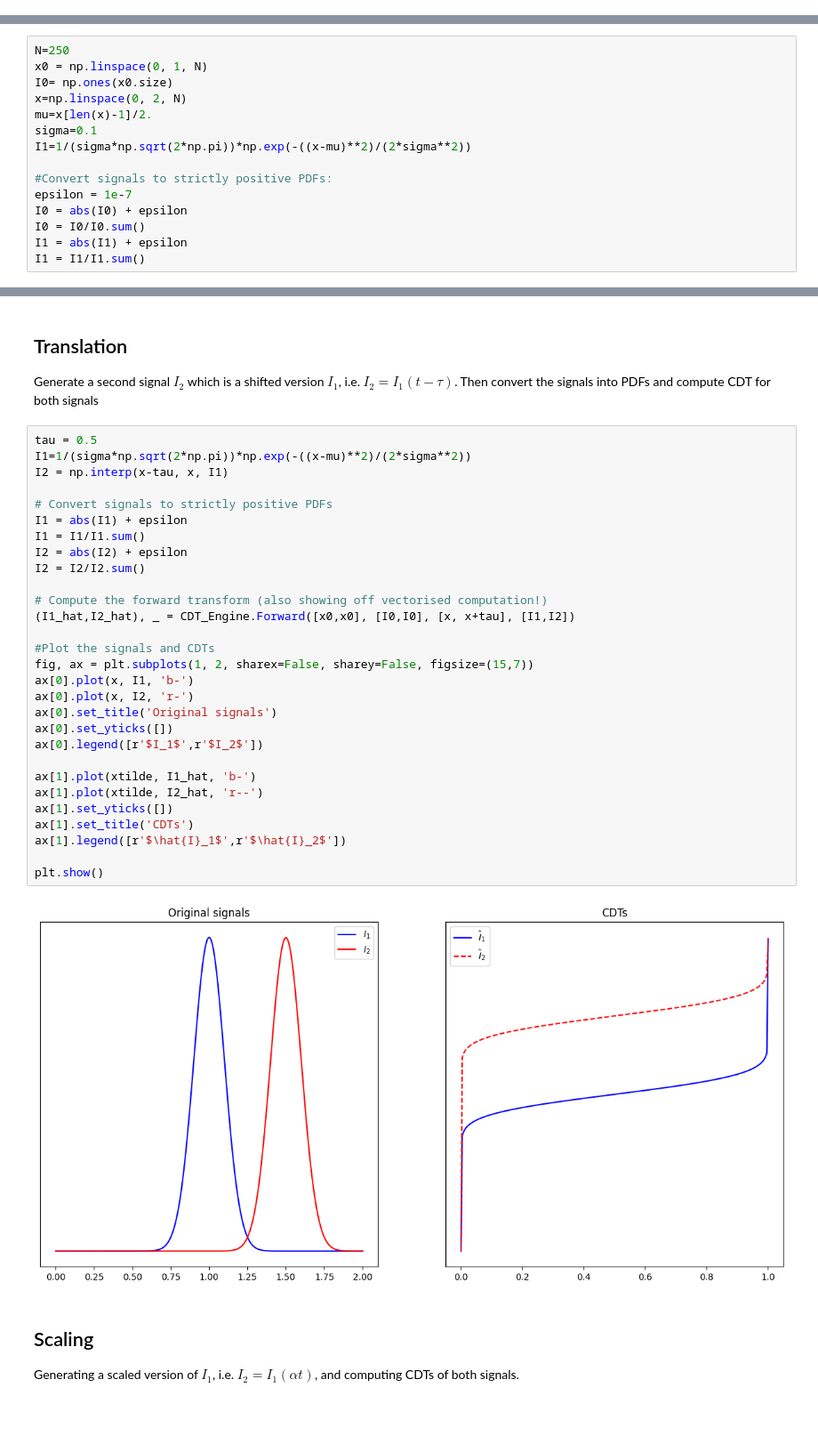
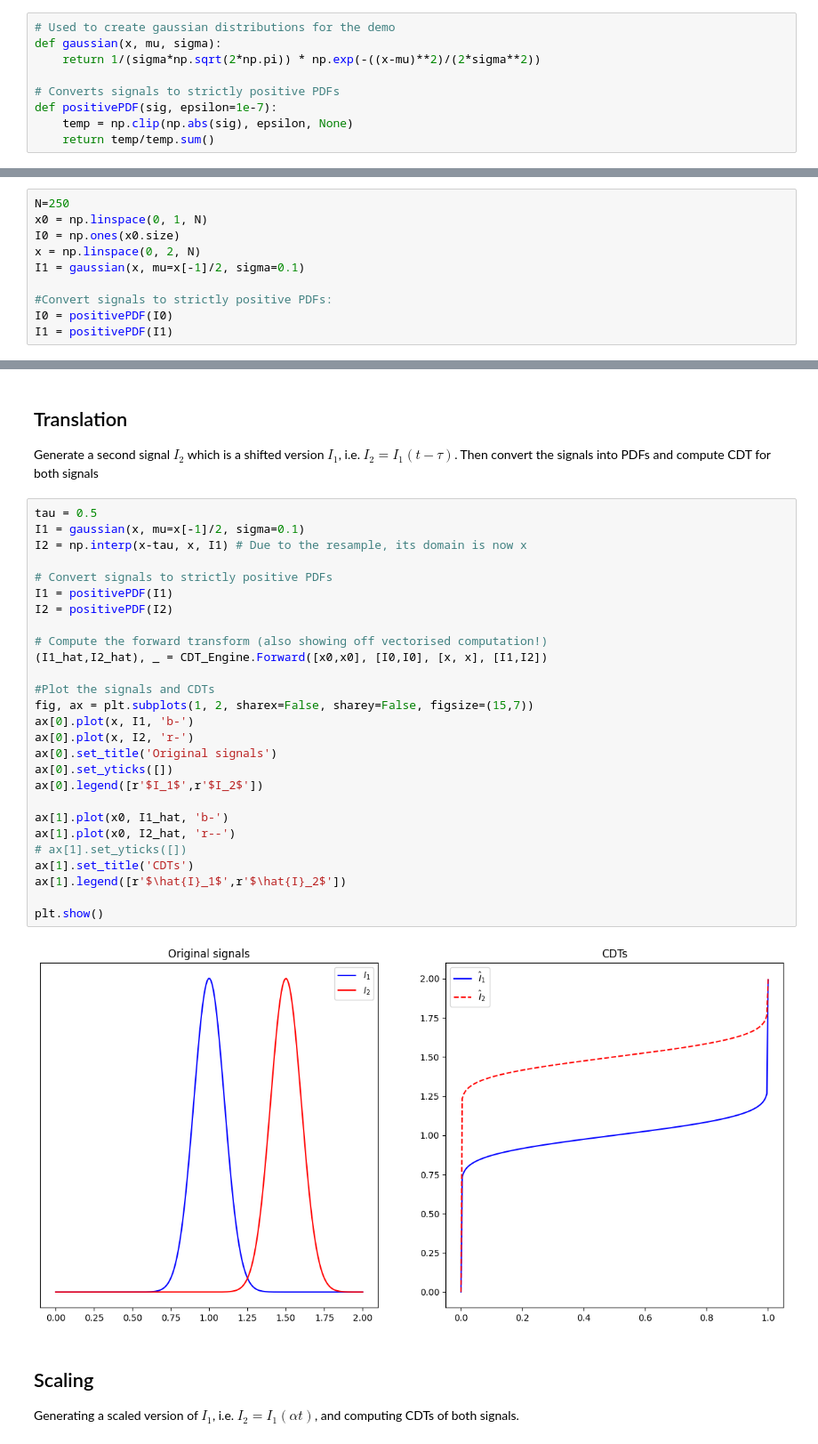
Before and after one commit to Zxynine/PyTransKit, a Jupyter notebook: tutorials/01_tutorial_cdt.ipynb, the cells around one changed output, grey strips where cells are left out. Shown at 89% size. Cells and saved outputs as stored; diff of their text form; blank space fills up the shorter version.

```diff
--- a/tutorials/01_tutorial_cdt.ipynb
+++ b/tutorials/01_tutorial_cdt.ipynb
@@ -95,0 +97,9 @@ from pytranskit.optrans.continuous.transforms import set_pipeline_hardware
+# %%
+# Used to create gaussian distributions for the demo
+def gaussian(x, mu, sigma):
+    return 1/(sigma*np.sqrt(2*np.pi)) * np.exp(-((x-mu)**2)/(2*sigma**2))
+
+# Converts signals to strictly positive PDFs
+def positivePDF(sig, epsilon=1e-7):
+    temp = np.clip(np.abs(sig), epsilon, None)
+    return temp/temp.sum()
@@ -98,16 +110,11 @@ Create reference $I_0$ (uniform distribution) and a demo signal $I_1$
 # %%
 N=250
 x0 = np.linspace(0, 1, N)
-I0= np.ones(x0.size)
-x=np.linspace(0, 2, N)
-mu=x[len(x)-1]/2.
-sigma=0.1
-I1=1/(sigma*np.sqrt(2*np.pi))*np.exp(-((x-mu)**2)/(2*sigma**2))
+I0 = np.ones(x0.size)
+x = np.linspace(0, 2, N)
+I1 = gaussian(x, mu=x[-1]/2, sigma=0.1)
 
 #Convert signals to strictly positive PDFs:
-epsilon = 1e-7
-I0 = abs(I0) + epsilon
-I0 = I0/I0.sum()
-I1 = abs(I1) + epsilon
-I1 = I1/I1.sum()
+I0 = positivePDF(I0)
+I1 = positivePDF(I1)
 # %% [markdown]
@@ -155,35 +161,33 @@ plt.show()
 Generate a second signal $I_2$ which is a shifted version $I_1$, i.e. $I_2 = I_1(t-\tau)$. Then convert the signals into PDFs and compute CDT for both signals
 # %%
 tau = 0.5
-I1=1/(sigma*np.sqrt(2*np.pi))*np.exp(-((x-mu)**2)/(2*sigma**2))
-I2 = np.interp(x-tau, x, I1)
+I1 = gaussian(x, mu=x[-1]/2, sigma=0.1)
+I2 = np.interp(x-tau, x, I1) # Due to the resample, its domain is now x
 
 # Convert signals to strictly positive PDFs
-I1 = abs(I1) + epsilon
-I1 = I1/I1.sum()
-I2 = abs(I2) + epsilon
-I2 = I2/I2.sum()
+I1 = positivePDF(I1)
+I2 = positivePDF(I2)
 
 # Compute the forward transform (also showing off vectorised computation!)
-(I1_hat,I2_hat), _ = CDT_Engine.Forward([x0,x0], [I0,I0], [x, x+tau], [I1,I2])
+(I1_hat,I2_hat), _ = CDT_Engine.Forward([x0,x0], [I0,I0], [x, x], [I1,I2])
 
 #Plot the signals and CDTs
 fig, ax = plt.subplots(1, 2, sharex=False, sharey=False, figsize=(15,7))
 ax[0].plot(x, I1, 'b-')
 ax[0].plot(x, I2, 'r-')
 ax[0].set_title('Original signals')
 ax[0].set_yticks([])
 ax[0].legend([r'$I_1$',r'$I_2$'])
 
-ax[1].plot(xtilde, I1_hat, 'b-')
-ax[1].plot(xtilde, I2_hat, 'r--')
-ax[1].set_yticks([])
+ax[1].plot(x0, I1_hat, 'b-')
+ax[1].plot(x0, I2_hat, 'r--')
+# ax[1].set_yticks([])
 ax[1].set_title('CDTs')
 ax[1].legend([r'$\hat{I}_1$',r'$\hat{I}_2$'])
 
 plt.show()
 # %% [output]
-[figure, old version]
+[figure, new version]
 # %% [markdown]
 ## Scaling
 Generating a scaled version of $I_1$, i.e. $I_2 = I_1(\alpha t)$, and computing CDTs of both signals.
```
Also changed, not shown: parts of 11 cells of this notebook, 13 other files.
